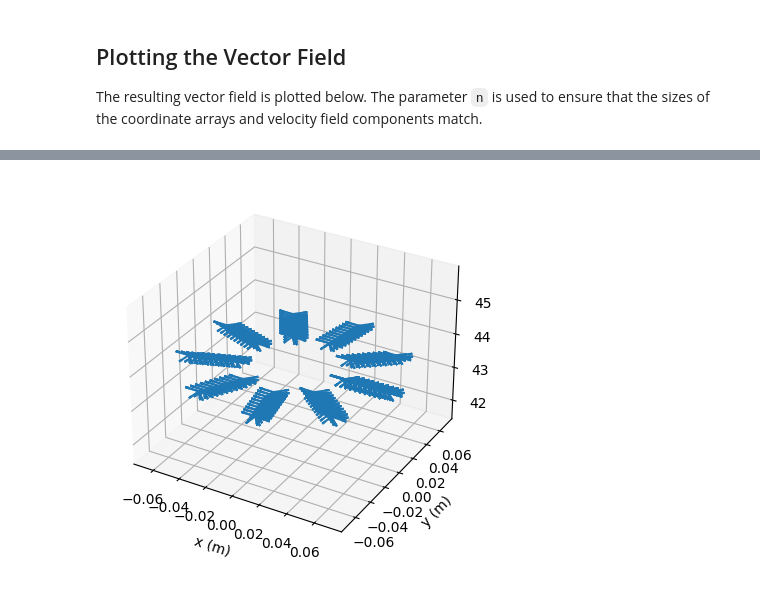
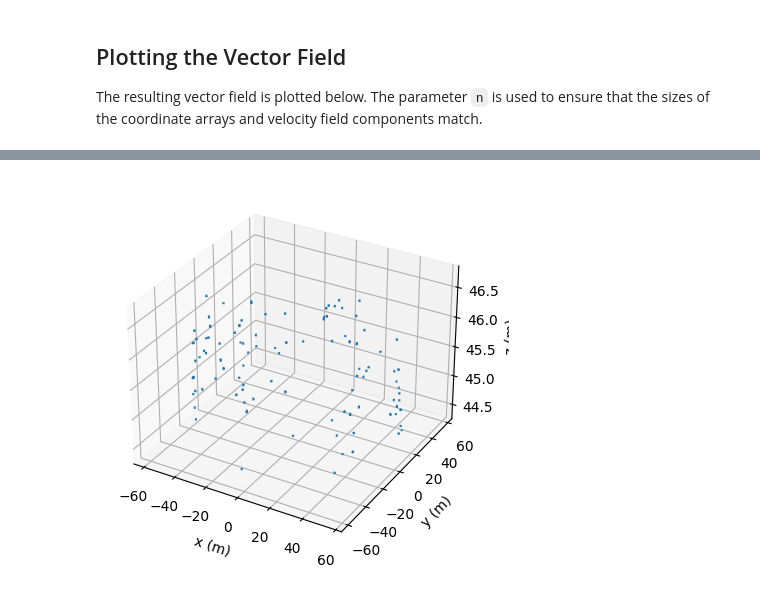
Before and after one commit to PEPT-Data-Analysis-Group/PEPT-, a Jupyter notebook: Water.ipynb, the cells around one changed output, grey strips where cells are left out. Saved outputs shown, nothing was run; the diff lists cells and outputs as text; code cells hidden in the pictures.

```diff
--- a/Water.ipynb
+++ b/Water.ipynb
@@ -152,10 +159,14 @@ Vz = vel_df.iloc[::l//(n-1),2]
 # %%
 fig = plt.figure()
 ax = fig.add_subplot(111, projection='3d')
-ax.quiver(X, Y, Z, Vx, Vy, Vz, length = 0.4, normalize = False)
+
+n= 10000
+k = 100
+
+ax.quiver(df.iloc[5:n+5:k,1], df.iloc[5:n+5:k,2], df.iloc[5:n+5:k,3], vel_df.iloc[:n:k,0], vel_df.iloc[:n:k,1], vel_df.iloc[:n:k,2], length = 10, normalize = False)
 ax.set_xlabel('x (m)')
 ax.set_ylabel('y (m)')
 ax.set_zlabel('z (m)')
 plt.show()
 # %% [output]
-[figure, old version]
+[figure, new version]
```
Also changed, not shown: parts of 6 cells of this notebook.
